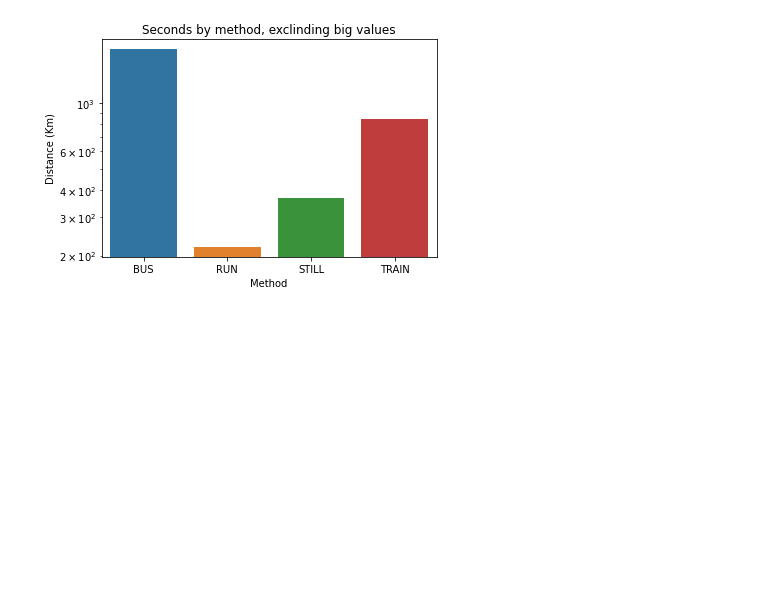
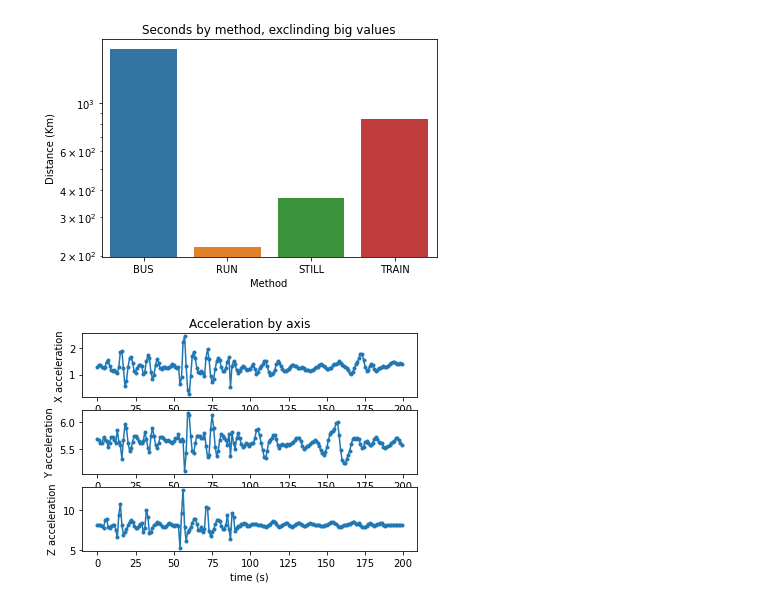
Before and after one commit to AlvarSML/AmbientIntelligence_Coimbra22, a Jupyter notebook: Visualizations.ipynb, the cells around one changed output. Drawn from its saved outputs; the diff is of its cells as text; code cells hidden in the pictures; blank space fills up the shorter version.

```diff
--- a/Visualizations.ipynb
+++ b/Visualizations.ipynb
@@ -216,0 +221,21 @@ plt.show()
+# %%
+def read_accelerations(method,col,engine,start,limit):
+    query = 'SELECT ins.* from instant as ins, trayectories as try where ins.trajectory_id = try.session_id and try.tag = \''+method+'\';'
+    df = pd.read_sql_query(query,engine)
+
+    df['accx'] = df['accx'].apply(literal_eval)
+    df['accy'] = df['accy'].apply(literal_eval)
+    df['accz'] = df['accz'].apply(literal_eval)
+    df['gyrx'] = df['gyrx'].apply(literal_eval)
+    df['gyry'] = df['gyry'].apply(literal_eval)
+    df['gyrz'] = df['gyrz'].apply(literal_eval)
+
+    x_ax = df[col+'x'].sum()[start:limit]
+    y_ax = df[col+'y'].sum()[start:limit]
+    z_ax = df[col+'z'].sum()[start:limit]
+
+    axis_plot(x_ax,y_ax,z_ax)
+# %%
+read_accelerations("CAR","acc",engine,0,200)
+# %% [output]
+[figure, added]
```
Also changed, not shown: parts of 5 cells of this notebook, 1 other file.
